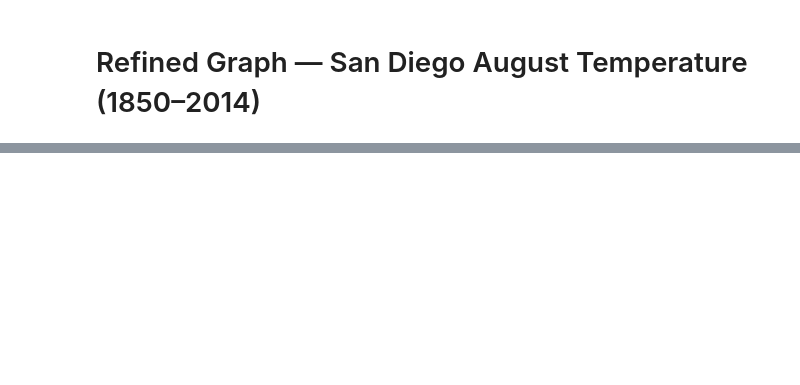
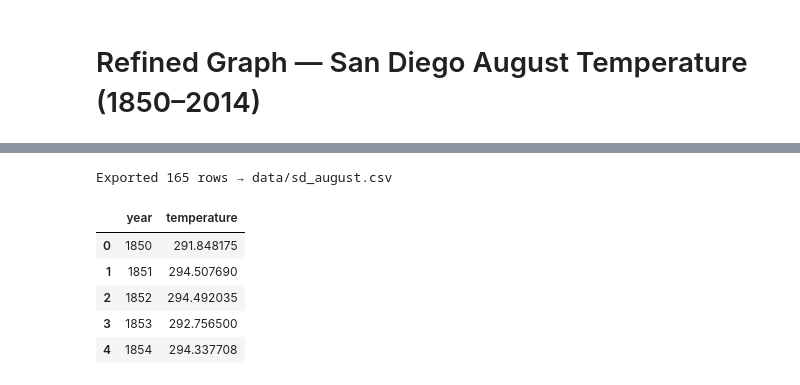
Before and after one commit to sch005-ucsd/dsc106-project-3, a Jupyter notebook: refined_graph.ipynb, the cells around one changed output, grey strips where cells are left out. Saved outputs shown, nothing was run; the diff lists cells and outputs as text; code cells hidden in the pictures; blank space fills up the shorter version.

```diff
--- a/refined_graph.ipynb
+++ b/refined_graph.ipynb
@@ -92,0 +95,23 @@ plt.show()
+# %%
+import os
+
+# ── Export CSV for D3.js visualization ───────────────────────────
+os.makedirs("data", exist_ok=True)
+
+sd_august = sd_time_series.sel(time=sd_time_series["time.month"] == 8)
+sd_df = sd_august.to_dataframe(name="temperature").reset_index()
+sd_df["year"] = sd_august["time.year"].values   # cftime-safe
+
+sd_yearly = sd_df.groupby("year", as_index=False)["temperature"].mean()
+sd_yearly[["year", "temperature"]].to_csv("data/sd_august.csv", index=False)
+
+print(f"Exported {len(sd_yearly)} rows → data/sd_august.csv")
+sd_yearly.head()
+# %% [output]
+Exported 165 rows → data/sd_august.csv
+|  | year | temperature |
+| 0 | 1850 | 291.848175 |
+| 1 | 1851 | 294.507690 |
+| 2 | 1852 | 294.492035 |
+| 3 | 1853 | 292.756500 |
+| 4 | 1854 | 294.337708 |
```
Also changed, not shown: parts of 2 cells of this notebook, 4 other files.
